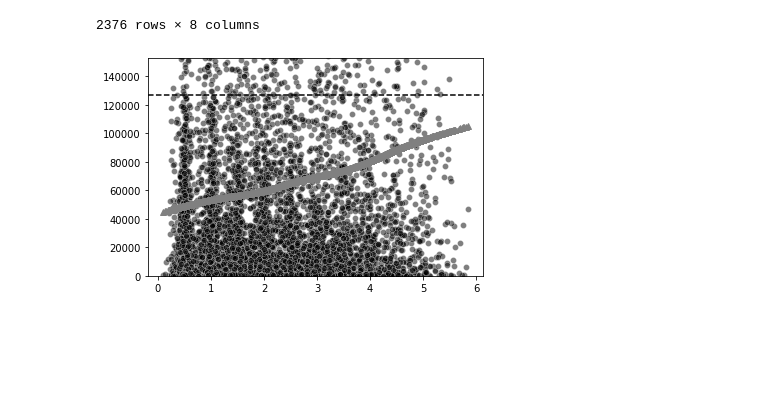
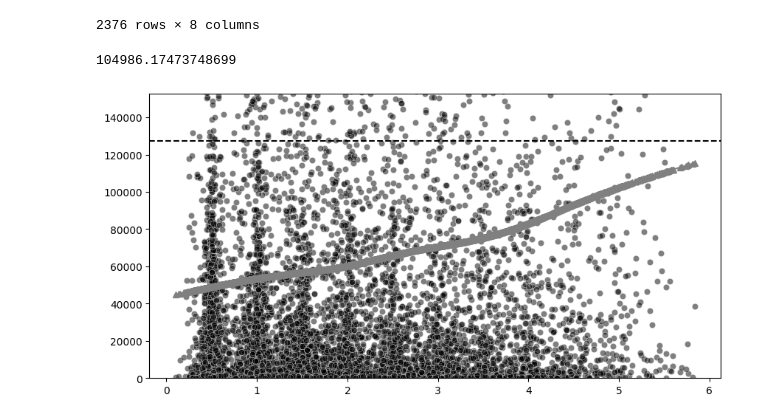
Before and after one commit to ecometto94/Tesis, a Jupyter notebook: Sintaxis/Análisis Descriptivo Paper Style.ipynb, the cells around one changed output. Drawn from its saved outputs; the diff is of its cells as text; code cells hidden in the pictures; blank space fills up the shorter version.

```diff
--- a/Sintaxis/Análisis Descriptivo Paper Style.ipynb
+++ b/Sintaxis/Análisis Descriptivo Paper Style.ipynb
@@ -255,4 +271,4 @@ plt.savefig(f"{PATH_TO_IMG}/semivariogram.png", bbox_inches='tight')
 # %% [markdown]
 # Variograma R
 # %%
-cd4 = pd.read_excel("Datos/cd4.xls")
+cd4 = pd.read_excel("../Datos/cd4.xls")
@@ -319,7 +333,7 @@ def variograma(id, x, y):
             did.extend(list(didi))
     return did, delta_x, delta_y
 # %%
-did, delta_x, delta_y = variograma(cd4["id"], cd4["tiempo"], mixed.resid)
+did, delta_x, delta_y = variograma(cd4["id"], cd4["tiempo"], model.resid)
 # %%
 import rpy2.robjects as robjects
 
@@ -329,14 +343,18 @@ r_y = robjects.FloatVector(delta_y)
 r_smooth_spline = robjects.r["smooth.spline"]
 
 spline = r_smooth_spline( r_x, r_y, df=5 )
+# %%
+spline[1][-1]
+# %% [output]
+104986.17473748699
 # %%
 var = np.var(model.resid)
 fig, ax = plt.subplots(1,1)
 ax.set_prop_cycle(monochrome)
-scat = sns.scatterplot(delta_x, delta_y, alpha=0.5)
+scat = sns.scatterplot(x=delta_x, y=delta_y, alpha=0.5)
 plt.axhline(var, color="black", linestyle="--")
 scat.set(ylim=(0, 1.2*var))
 plt.plot(spline[0], spline[1], color="grey")
 plt.show()
 # %% [output]
-[figure, old version]
+[figure, new version]
```
Also changed, not shown: parts of 8 cells of this notebook, 4 other files.
